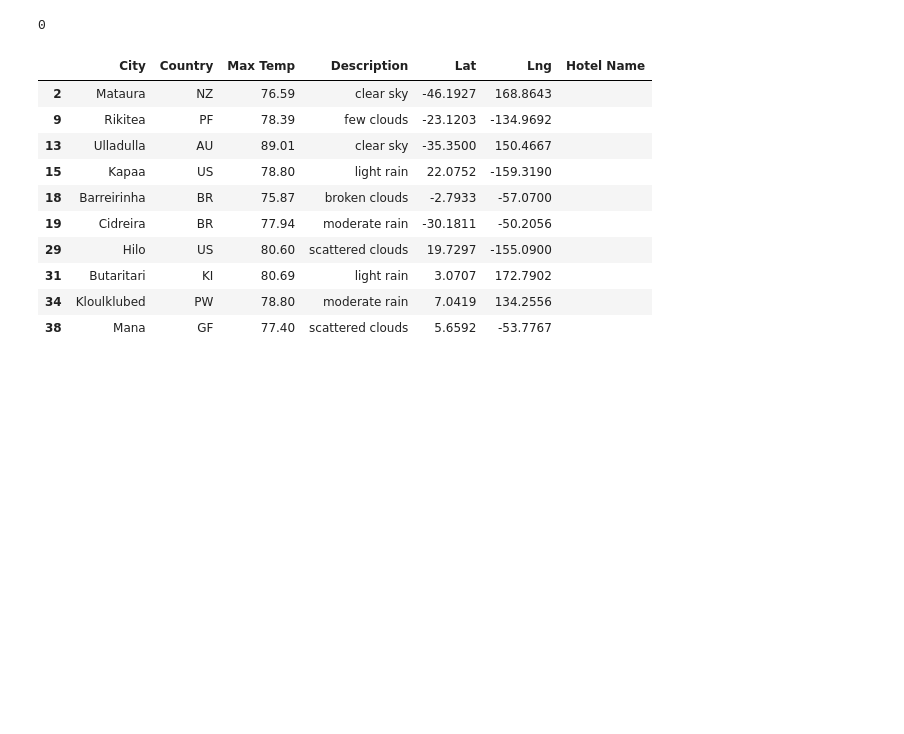
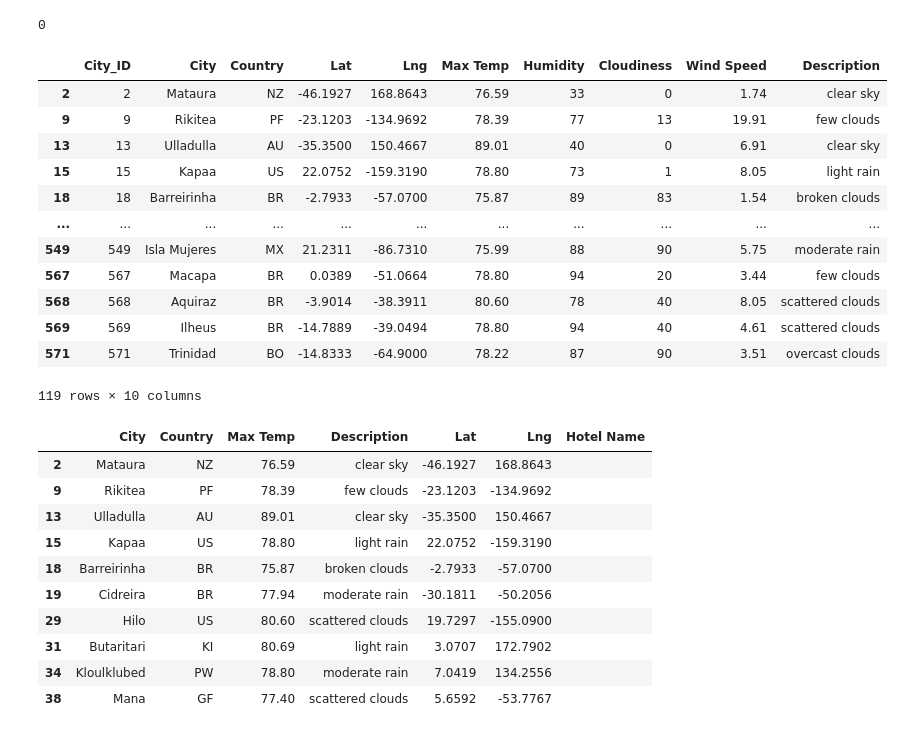
Before and after one commit to ErmaSwartz/World_Weather_Analysis, a Jupyter notebook: Vacation_Search.ipynb, the cells around one changed output. Saved outputs shown, nothing was run; the diff lists cells and outputs as text; code cells hidden in the pictures; blank space fills up the shorter version.

```diff
--- a/Vacation_Search.ipynb
+++ b/Vacation_Search.ipynb
@@ -69,6 +69,21 @@ null_sum
 0
 # %%
 # 4b. Drop any empty rows and create a new DataFrame that doesn’t have empty rows.
+preferred_cities_df.dropna()
+# %% [output]
+|  | City_ID | City | Country | Lat | Lng | Max Temp | Humidity | Cloudiness | Wind Speed | Description |
+| 2 | 2 | Mataura | NZ | -46.1927 | 168.8643 | 76.59 | 33 | 0 | 1.74 | clear sky |
+| 9 | 9 | Rikitea | PF | -23.1203 | -134.9692 | 78.39 | 77 | 13 | 19.91 | few clouds |
+| 13 | 13 | Ulladulla | AU | -35.3500 | 150.4667 | 89.01 | 40 | 0 | 6.91 | clear sky |
+| 15 | 15 | Kapaa | US | 22.0752 | -159.3190 | 78.80 | 73 | 1 | 8.05 | light rain |
+| 18 | 18 | Barreirinha | BR | -2.7933 | -57.0700 | 75.87 | 89 | 83 | 1.54 | broken clouds |
+| ... | ... | ... | ... | ... | ... | ... | ... | ... | ... | ... |
+| 549 | 549 | Isla Mujeres | MX | 21.2311 | -86.7310 | 75.99 | 88 | 90 | 5.75 | moderate rain |
+| 567 | 567 | Macapa | BR | 0.0389 | -51.0664 | 78.80 | 94 | 20 | 3.44 | few clouds |
+| 568 | 568 | Aquiraz | BR | -3.9014 | -38.3911 | 80.60 | 78 | 40 | 8.05 | scattered clouds |
+| 569 | 569 | Ilheus | BR | -14.7889 | -39.0494 | 78.80 | 94 | 40 | 4.61 | scattered clouds |
+| 571 | 571 | Trinidad | BO | -14.8333 | -64.9000 | 78.22 | 87 | 90 | 3.51 | overcast clouds |
+119 rows × 10 columns
 # %%
 # 5a. Create DataFrame called hotel_df to store hotel names along with city, country, max temp, and coordinates.
 hotel_df = preferred_cities_df[["City", "Country", "Max Temp", "Description", "Lat", "Lng"]].copy()
```
Also changed, not shown: parts of 6 cells of this notebook, 1 other file.
